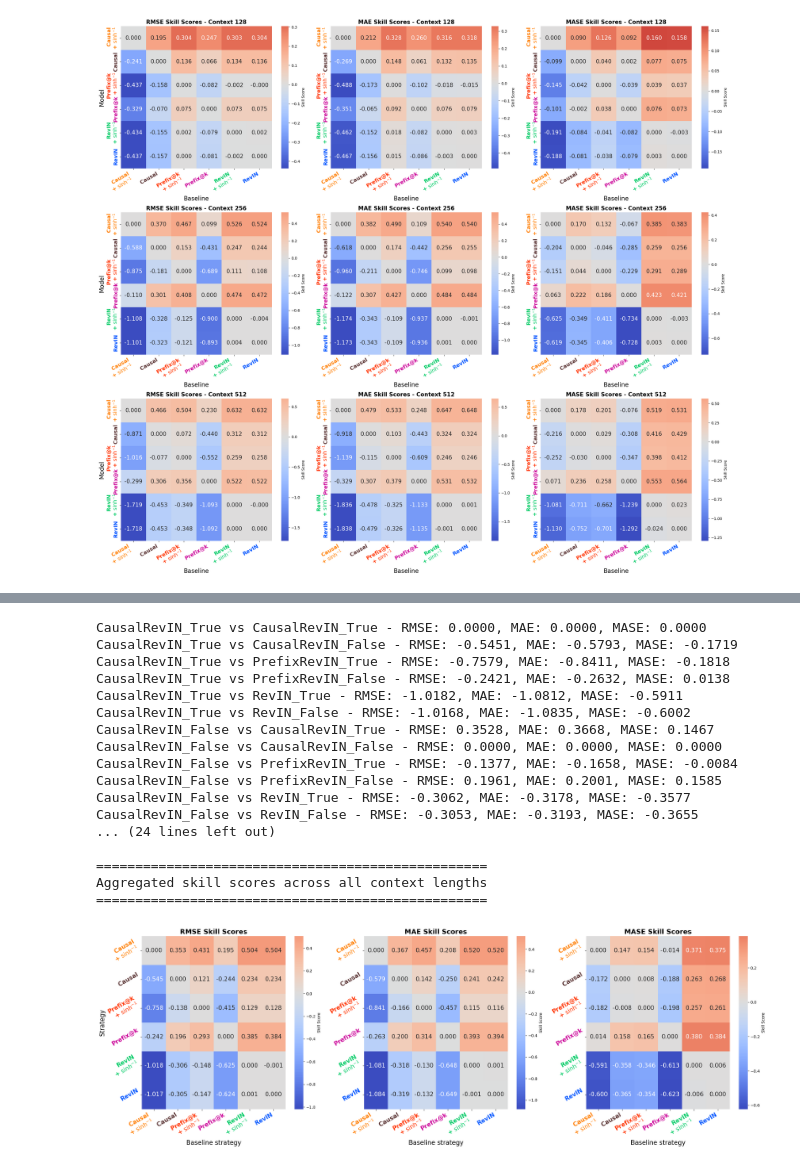
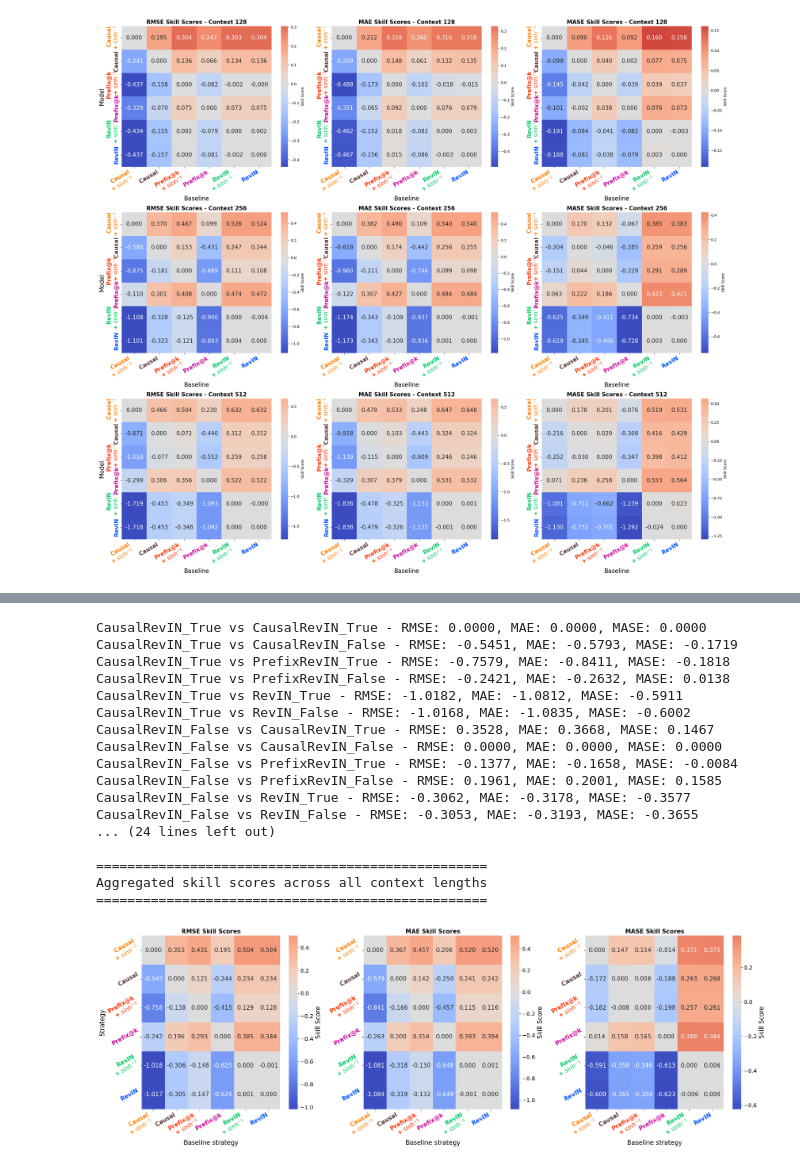
Before and after one commit to vilhess/normalizer, a Jupyter notebook: notebooks/skill_score.ipynb, the cells around one changed output, grey strips where cells are left out. Saved outputs shown, nothing was run; the diff lists cells and outputs as text; code cells hidden in the pictures.

Commit message:
skill_scores

```diff
--- a/notebooks/skill_score.ipynb
+++ b/notebooks/skill_score.ipynb
@@ -151,7 +151,7 @@ for row_idx, context in enumerate(context_lengths):
                 center=0, ax=axes[row_idx, 0], cbar_kws={'label': 'Skill Score'},
                 annot_kws={'fontsize': 15})
     axes[row_idx, 0].set_title(f'RMSE Skill Scores - Context {context}',
-                               fontsize=17, fontweight='bold')
+                               fontsize=15, fontweight='bold')
     axes[row_idx, 0].set_xlabel('Baseline', fontsize=16)
     axes[row_idx, 0].set_ylabel('Model', fontsize=16)
     axes[row_idx, 0].set_xticklabels(axes[row_idx, 0].get_xticklabels(), rotation=30, ha='right')
@@ -174,7 +174,7 @@ for row_idx, context in enumerate(context_lengths):
                 center=0, ax=axes[row_idx, 1], cbar_kws={'label': 'Skill Score'},
                 annot_kws={'fontsize': 15})
     axes[row_idx, 1].set_title(f'MAE Skill Scores - Context {context}',
-                               fontsize=17, fontweight='bold')
+                               fontsize=15, fontweight='bold')
     axes[row_idx, 1].set_xlabel('Baseline', fontsize=16)
     axes[row_idx, 1].set_xticklabels(axes[row_idx, 1].get_xticklabels(), rotation=30, ha='right')
     axes[row_idx, 1].tick_params(axis='both', labelsize=15)
@@ -195,7 +195,7 @@ for row_idx, context in enumerate(context_lengths):
                 center=0, ax=axes[row_idx, 2], cbar_kws={'label': 'Skill Score'},
                 annot_kws={'fontsize': 15})
     axes[row_idx, 2].set_title(f'MASE Skill Scores - Context {context}',
-                               fontsize=17, fontweight='bold')
+                               fontsize=15, fontweight='bold')
     axes[row_idx, 2].set_xlabel('Baseline', fontsize=16)
     axes[row_idx, 2].set_xticklabels(axes[row_idx, 2].get_xticklabels(), rotation=30, ha='right')
     axes[row_idx, 2].tick_params(axis='both', labelsize=15)
@@ -617,11 +379,13 @@ sns.heatmap(aggregated_skill_scores['mse'], annot=True, fmt='.3f', cmap='coolwar
             center=0, ax=axes[0], cbar_kws={'label': 'Skill Score'},
             annot_kws={'fontsize': 15})
 axes[0].set_title(f'RMSE Skill Scores',
-                           fontsize=17, fontweight='bold')
+                           fontsize=15, fontweight='bold')
 axes[0].set_xlabel('Baseline strategy', fontsize=16)
 axes[0].set_ylabel('Strategy', fontsize=16)
 axes[0].set_xticklabels(axes[0].get_xticklabels(), rotation=30, ha='right')
 axes[0].set_yticklabels(axes[0].get_yticklabels(), rotation=30, ha='right')
+axes[0].collections[0].colorbar.set_label('Skill Score', fontsize=16)
+axes[0].collections[0].colorbar.ax.tick_params(labelsize=14)
 axes[0].tick_params(axis='both', labelsize=15)
 
 # Color the tick labels
@@ -640,11 +404,13 @@ sns.heatmap(aggregated_skill_scores['mae'], annot=True, fmt='.3f', cmap='coolwar
             center=0, ax=axes[1], cbar_kws={'label': 'Skill Score'},
             annot_kws={'fontsize': 15})
 axes[1].set_title(f'MAE Skill Scores',
-                           fontsize=17, fontweight='bold')
+                           fontsize=15, fontweight='bold')
 axes[1].set_xlabel('Baseline strategy', fontsize=16)
 #axes[1].set_ylabel('Model', fontsize=16)
 axes[1].set_xticklabels(axes[1].get_xticklabels(), rotation=30, ha='right')
 axes[1].set_yticklabels(axes[1].get_yticklabels(), rotation=30, ha='right')
+axes[1].collections[0].colorbar.set_label('Skill Score', fontsize=16)
+axes[1].collections[0].colorbar.ax.tick_params(labelsize=14)
 axes[1].tick_params(axis='both', labelsize=15)
 
 # Color the tick labels
@@ -663,41 +429,43 @@ sns.heatmap(aggregated_skill_scores['mase'], annot=True, fmt='.3f', cmap='coolwa
             center=0, ax=axes[2], cbar_kws={'label': 'Skill Score'},
             annot_kws={'fontsize': 15})
 axes[2].set_title(f'MASE Skill Scores',
-                           fontsize=17, fontweight='bold')
+                           fontsize=15, fontweight='bold')
 axes[2].set_xlabel('Baseline strategy', fontsize=16)
 #axes[2].set_ylabel('Model', fontsize=16)
 axes[2].set_xticklabels(axes[2].get_xticklabels(), rotation=30, ha='right')
 axes[2].set_yticklabels(axes[2].get_yticklabels(), rotation=30, ha='right')
+axes[2].collections[0].colorbar.set_label('Skill Score', fontsize=16)
+axes[2].collections[0].colorbar.ax.tick_params(labelsize=14)
 axes[2].tick_params(axis='both', labelsize=15)
 
 # Color the tick labels
 for label in axes[2].get_xticklabels():
     original_text = label.get_text().replace('\n', ' ')
     label.set_color(dic_model_colors[original_text])
     label.set_fontweight('bold')
 for label in axes[2].get_yticklabels():
     original_text = label.get_text().replace('\n', ' ')
     label.set_color(dic_model_colors[original_text])
     label.set_fontweight('bold')
 
 plt.tight_layout()
 plt.savefig('figures/skill_score/skill_scores.pdf', format='pdf', dpi=300)
 # %% [output]
 CausalRevIN_True vs CausalRevIN_True - RMSE: 0.0000, MAE: 0.0000, MASE: 0.0000
 CausalRevIN_True vs CausalRevIN_False - RMSE: -0.5451, MAE: -0.5793, MASE: -0.1719
 CausalRevIN_True vs PrefixRevIN_True - RMSE: -0.7579, MAE: -0.8411, MASE: -0.1818
 CausalRevIN_True vs PrefixRevIN_False - RMSE: -0.2421, MAE: -0.2632, MASE: 0.0138
 CausalRevIN_True vs RevIN_True - RMSE: -1.0182, MAE: -1.0812, MASE: -0.5911
 CausalRevIN_True vs RevIN_False - RMSE: -1.0168, MAE: -1.0835, MASE: -0.6002
 CausalRevIN_False vs CausalRevIN_True - RMSE: 0.3528, MAE: 0.3668, MASE: 0.1467
 CausalRevIN_False vs CausalRevIN_False - RMSE: 0.0000, MAE: 0.0000, MASE: 0.0000
 CausalRevIN_False vs PrefixRevIN_True - RMSE: -0.1377, MAE: -0.1658, MASE: -0.0084
 CausalRevIN_False vs PrefixRevIN_False - RMSE: 0.1961, MAE: 0.2001, MASE: 0.1585
 CausalRevIN_False vs RevIN_True - RMSE: -0.3062, MAE: -0.3178, MASE: -0.3577
 CausalRevIN_False vs RevIN_False - RMSE: -0.3053, MAE: -0.3193, MASE: -0.3655
 ... (24 lines left out)
 
 ==================================================
 Aggregated skill scores across all context lengths
 ==================================================
-[figure, old version]
+[figure, new version]
```
Also changed, not shown: parts of 1 cell of this notebook.
